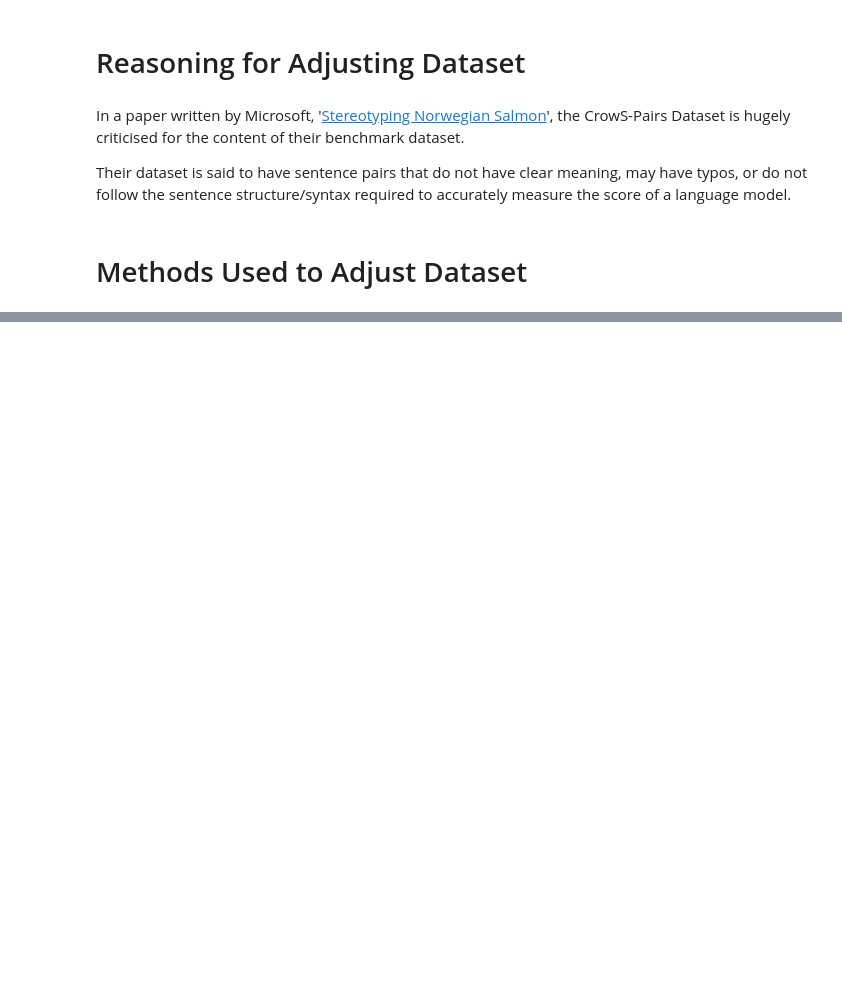
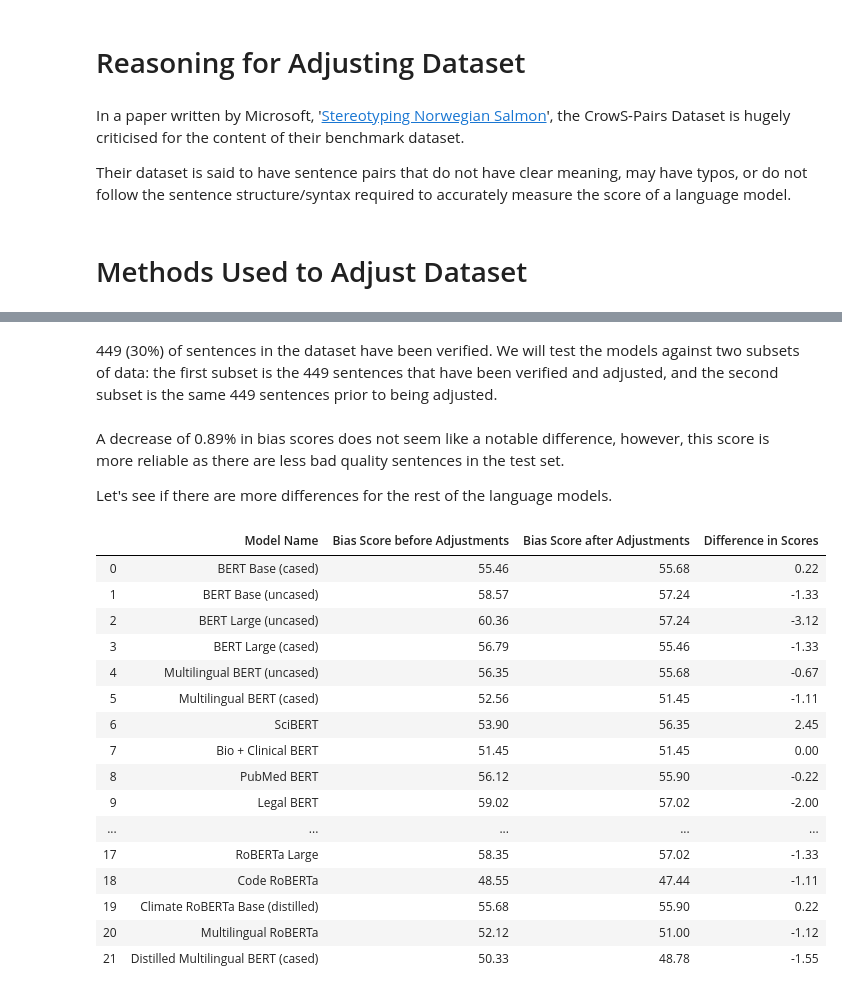
Before and after one commit to laramurphyyx/Visualisation-Tool-for-Social-Bias-in-NLP-Models, a Jupyter notebook: Analysis - Comparison of Original and Updated Datasets.ipynb, the cells around one changed output, grey strips where cells are left out. Saved outputs shown, nothing was run; the diff lists cells and outputs as text; code cells hidden in the pictures; blank space fills up the shorter version.

```diff
--- a/Analysis - Comparison of Original and Updated Datasets.ipynb
+++ b/Analysis - Comparison of Original and Updated Datasets.ipynb
@@ -127,3 +8,0 @@ As only 449 (30%) of sentences in the dataset have been verified, we will compar
-# %%
-original_verified = original.iloc[all_sentences_checked]
-updated_verified = updated.iloc[all_sentences_checked]
@@ -186,0 +88,27 @@ updated_verified.iloc[changed_sentences]
+# %%
+def get_before_after_scores(model, sentence_ids):
+
+    model_accuracies = {
+        'Model Name': [],
+        'Bias Score before Adjustments': [],
+        'Bias Score after Adjustments': [],
+        'Difference in Scores': []
+    }
+
+    model_file_path = get_model_file_name(model)
+
+    original = pd.read_csv('All Output Files/Original CrowS-Pairs Dataset/' + model_file_path + '.csv', index_col=0)
+    updated = pd.read_csv('All Output Files/Updated (v2) CrowS-Pairs Dataset/' + model_file_path + '.csv', index_col=0)
+
+    original_verified = original.iloc[sentence_ids]
+    updated_verified = updated.iloc[sentence_ids]
+
+    original_score = round(sum(original_verified['score']) / len(original_verified) * 100, 2)
+    updated_score = round(sum(updated_verified['score']) / len(updated_verified) * 100, 2)
+
+    model_accuracies['Model Name'].append(display_model_names[model])
+    model_accuracies['Bias Score before Adjustments'].append(original_score)
+    model_accuracies['Bias Score after Adjustments'].append(updated_score)
+    model_accuracies['Difference in Scores'].append(updated_score - original_score)
+
+    return model_accuracies
@@ -186,0 +118,2 @@ updated_verified.iloc[changed_sentences]
+# %% [markdown]
+449 (30%) of sentences in the dataset have been verified. We will test the models against two subsets of data: the first subset is the 449 sentences that have been verified and adjusted, and the second subset is the same 449 sentences prior to being adjusted.
@@ -186,0 +136,36 @@ updated_verified.iloc[changed_sentences]
+# %% [markdown]
+A decrease of 0.89% in bias scores does not seem like a notable difference, however, this score is more reliable as there are less bad quality sentences in the test set.
+
+Let's see if there are more differences for the rest of the language models.
+# %%
+model_accuracies_df = pd.DataFrame(
+    columns=[
+        'Model Name',
+        'Bias Score before Adjustments',
+        'Bias Score after Adjustments',
+        'Difference in Scores'],
+    dtype=object)
+
+for model in all_models:
+    model_score_entry = pd.DataFrame(get_before_after_scores(model, all_sentences_checked))
+    model_accuracies_df = pd.concat([model_accuracies_df, model_score_entry], ignore_index=True)
+# %%
+model_accuracies_df
+# %% [output]
+|  | Model Name | Bias Score before Adjustments | Bias Score after Adjustments | Difference in Scores |
+| 0 | BERT Base (cased) | 55.46 | 55.68 | 0.22 |
+| 1 | BERT Base (uncased) | 58.57 | 57.24 | -1.33 |
+| 2 | BERT Large (uncased) | 60.36 | 57.24 | -3.12 |
+| 3 | BERT Large (cased) | 56.79 | 55.46 | -1.33 |
+| 4 | Multilingual BERT (uncased) | 56.35 | 55.68 | -0.67 |
+| 5 | Multilingual BERT (cased) | 52.56 | 51.45 | -1.11 |
+| 6 | SciBERT | 53.90 | 56.35 | 2.45 |
+| 7 | Bio + Clinical BERT | 51.45 | 51.45 | 0.00 |
+| 8 | PubMed BERT | 56.12 | 55.90 | -0.22 |
+| 9 | Legal BERT | 59.02 | 57.02 | -2.00 |
+| ... | ... | ... | ... | ... |
+| 17 | RoBERTa Large | 58.35 | 57.02 | -1.33 |
+| 18 | Code RoBERTa | 48.55 | 47.44 | -1.11 |
+| 19 | Climate RoBERTa Base (distilled) | 55.68 | 55.90 | 0.22 |
+| 20 | Multilingual RoBERTa | 52.12 | 51.00 | -1.12 |
+| 21 | Distilled Multilingual BERT (cased) | 50.33 | 48.78 | -1.55 |
```
Also changed, not shown: parts of 53 cells of this notebook.
